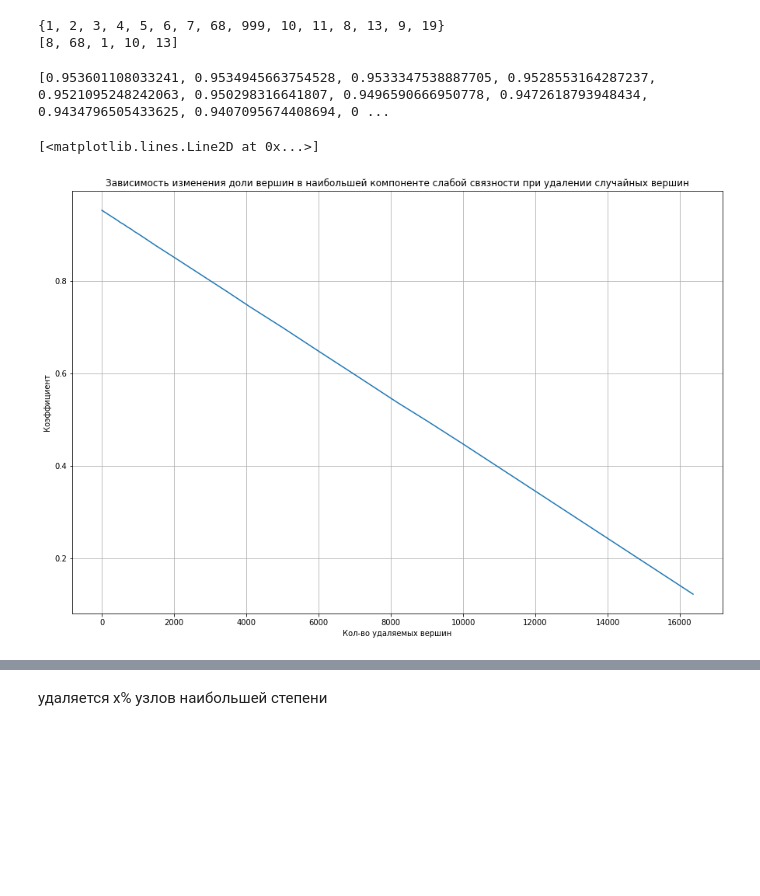
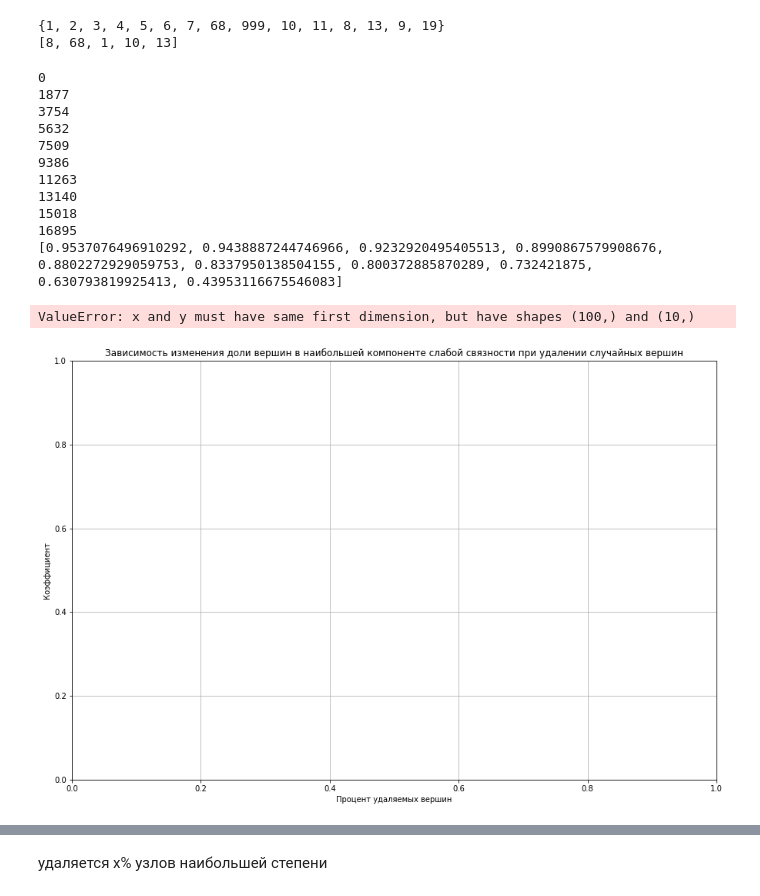
Before and after one commit to imalinowski/FiniteGraphs, a Jupyter notebook: graphs.ipynb, the cells around one changed output, grey strips where cells are left out. Drawn from its saved outputs; the diff is of its cells as text; code cells hidden in the pictures; blank space fills up the shorter version.

```diff
--- a/graphs.ipynb
+++ b/graphs.ipynb
@@ -599,23 +671,42 @@ max_component_test_after_delete = set(max_component_test) - set(nodes_to_delete_
 {1, 2, 3, 4, 5, 6, 7, 68, 999, 10, 11, 8, 13, 9, 19}
 [8, 68, 1, 10, 13]
 # %%
-node_numbers_to_delete = [2, 4, 8, 16, 32, 64, 78 ,128, 200 ,256, 315, 450, 512, 600, 712, 827, 901, 1024, 1500, 2048, 3000, 3500, 4096, 5000, 6000, 7000, 8182, 9000, 10000, 16364]
+# node_numbers_to_delete = [2, 4, 8, 16, 32, 64, 78 ,128, 200 ,256, 315, 450, 512, 600, 712, 827, 901, 1024, 1500, 2048, 3000, 3500, 4096, 5000, 6000, 7000, 8182, 9000, 10000, 16364]
+
 nodes_astro = set([*df_astro["u"].unique(), *df_astro["v"].unique()])
 nodes_astro_len = len(nodes_astro)
 node_proportions = []
-for number in node_numbers_to_delete:
+for i in range(0,100, 10):
+    number = round(nodes_astro_len*i*0.01)
+    print(number)
     nodes_to_delete_astro = random.sample(list(nodes_astro), k=number)
-    proportion = len(set(max_component_astro) - set(nodes_to_delete_astro))/nodes_astro_len
+
+    graph_edges_astro_after_delete = [edge for edge in df_astro.values if edge[0] not in nodes_to_delete_astro and edge[1] not in nodes_to_delete_astro]
+    graph_components_astro_after_delete = find_components(graph_edges_astro_after_delete)
+    new_max_component_astro = max(graph_components_astro_after_delete, key=lambda i: len(i))
+
+    proportion = len(set(new_max_component_astro) - set(nodes_to_delete_astro))/(nodes_astro_len-number)
     node_proportions.append(proportion)
 
 print(node_proportions)
 plt.figure(figsize=(15, 10))
 plt.title("Зависимость изменения доли вершин в наибольшей компоненте слабой связности при удалении случайных вершин")
-plt.xlabel("Кол-во удаляемых вершин")
+plt.xlabel("Процент удаляемых вершин")
 plt.ylabel("Коэффициент")
 plt.grid()
+node_numbers_to_delete = [i for i in range(100)]
 plt.plot(node_numbers_to_delete, node_proportions)
 # %% [output]
-[0.953601108033241, 0.9534945663754528, 0.9533347538887705, 0.9528553164287237, 0.9521095248242063, 0.950298316641807, 0.9496590666950778, 0.9472618793948434, 0.9434796505433625, 0.9407095674408694, 0 ...
+0
+1877
+3754
+5632
+7509
+9386
+11263
+13140
+15018
+16895
+[0.9537076496910292, 0.9438887244746966, 0.9232920495405513, 0.8990867579908676, 0.8802272929059753, 0.8337950138504155, 0.800372885870289, 0.732421875, 0.630793819925413, 0.43953116675546083]
-[<matplotlib.lines.Line2D at 0x...>]
+ValueError: x and y must have same first dimension, but have shapes (100,) and (10,)
-[figure, old version]
+[figure, new version]
```
Also changed, not shown: parts of 30 cells of this notebook.
